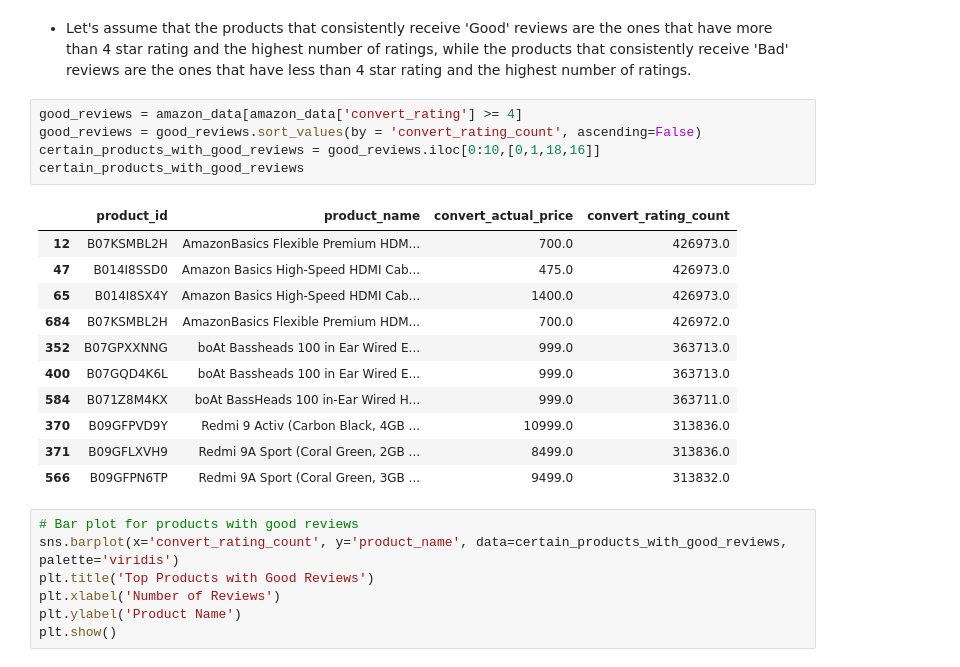
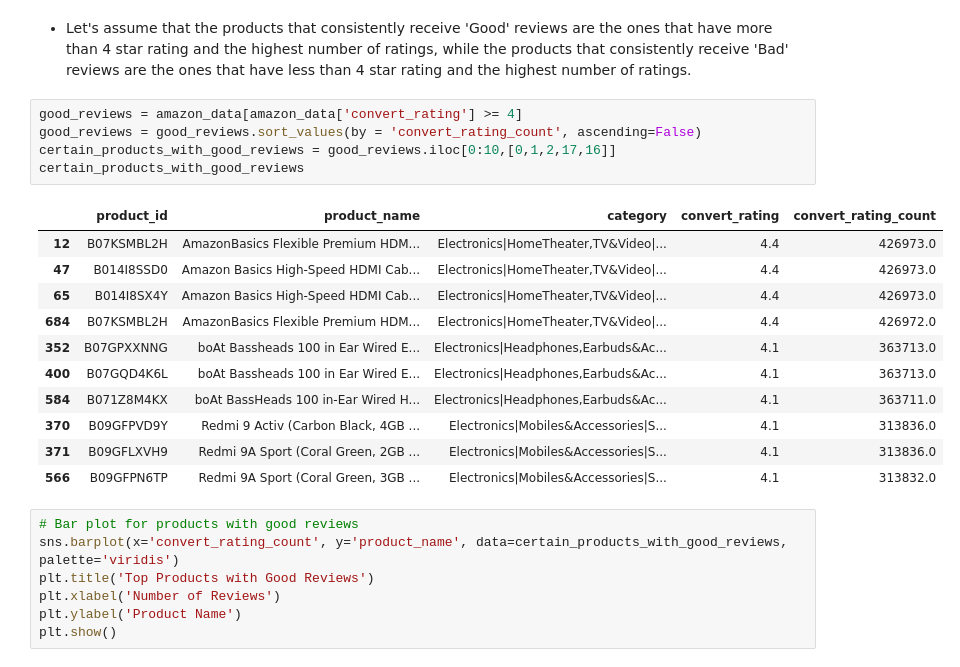
Before and after one commit to calvinhoang203/Analysis-of-Amazon-Sales-Trend, a Jupyter notebook: Amazon Sales Trend.ipynb, the cells around one changed output. Saved outputs shown, nothing was run; the diff lists cells and outputs as text.

```diff
--- a/Amazon Sales Trend.ipynb
+++ b/Amazon Sales Trend.ipynb
@@ -578,20 +577,20 @@ plt.show()
 # %%
 good_reviews = amazon_data[amazon_data['convert_rating'] >= 4]
 good_reviews = good_reviews.sort_values(by = 'convert_rating_count', ascending=False)
-certain_products_with_good_reviews = good_reviews.iloc[0:10,[0,1,18,16]]
+certain_products_with_good_reviews = good_reviews.iloc[0:10,[0,1,2,17,16]]
 certain_products_with_good_reviews
 # %% [output]
-|  | product_id | product_name | convert_actual_price | convert_rating_count |
-| 12 | B07KSMBL2H | AmazonBasics Flexible Premium HDM... | 700.0 | 426973.0 |
-| 47 | B014I8SSD0 | Amazon Basics High-Speed HDMI Cab... | 475.0 | 426973.0 |
-| 65 | B014I8SX4Y | Amazon Basics High-Speed HDMI Cab... | 1400.0 | 426973.0 |
-| 684 | B07KSMBL2H | AmazonBasics Flexible Premium HDM... | 700.0 | 426972.0 |
-| 352 | B07GPXXNNG | boAt Bassheads 100 in Ear Wired E... | 999.0 | 363713.0 |
-| 400 | B07GQD4K6L | boAt Bassheads 100 in Ear Wired E... | 999.0 | 363713.0 |
-| 584 | B071Z8M4KX | boAt BassHeads 100 in-Ear Wired H... | 999.0 | 363711.0 |
-| 370 | B09GFPVD9Y | Redmi 9 Activ (Carbon Black, 4GB ... | 10999.0 | 313836.0 |
-| 371 | B09GFLXVH9 | Redmi 9A Sport (Coral Green, 2GB ... | 8499.0 | 313836.0 |
-| 566 | B09GFPN6TP | Redmi 9A Sport (Coral Green, 3GB ... | 9499.0 | 313832.0 |
+|  | product_id | product_name | category | convert_rating | convert_rating_count |
+| 12 | B07KSMBL2H | AmazonBasics Flexible Premium HDM... | Electronics|HomeTheater,TV&Video|... | 4.4 | 426973.0 |
+| 47 | B014I8SSD0 | Amazon Basics High-Speed HDMI Cab... | Electronics|HomeTheater,TV&Video|... | 4.4 | 426973.0 |
+| 65 | B014I8SX4Y | Amazon Basics High-Speed HDMI Cab... | Electronics|HomeTheater,TV&Video|... | 4.4 | 426973.0 |
+| 684 | B07KSMBL2H | AmazonBasics Flexible Premium HDM... | Electronics|HomeTheater,TV&Video|... | 4.4 | 426972.0 |
+| 352 | B07GPXXNNG | boAt Bassheads 100 in Ear Wired E... | Electronics|Headphones,Earbuds&Ac... | 4.1 | 363713.0 |
+| 400 | B07GQD4K6L | boAt Bassheads 100 in Ear Wired E... | Electronics|Headphones,Earbuds&Ac... | 4.1 | 363713.0 |
+| 584 | B071Z8M4KX | boAt BassHeads 100 in-Ear Wired H... | Electronics|Headphones,Earbuds&Ac... | 4.1 | 363711.0 |
+| 370 | B09GFPVD9Y | Redmi 9 Activ (Carbon Black, 4GB ... | Electronics|Mobiles&Accessories|S... | 4.1 | 313836.0 |
+| 371 | B09GFLXVH9 | Redmi 9A Sport (Coral Green, 2GB ... | Electronics|Mobiles&Accessories|S... | 4.1 | 313836.0 |
+| 566 | B09GFPN6TP | Redmi 9A Sport (Coral Green, 3GB ... | Electronics|Mobiles&Accessories|S... | 4.1 | 313832.0 |
 # %%
 # Bar plot for products with good reviews
 sns.barplot(x='convert_rating_count', y='product_name', data=certain_products_with_good_reviews, palette='viridis')
```
Also changed, not shown: parts of 18 cells of this notebook.
